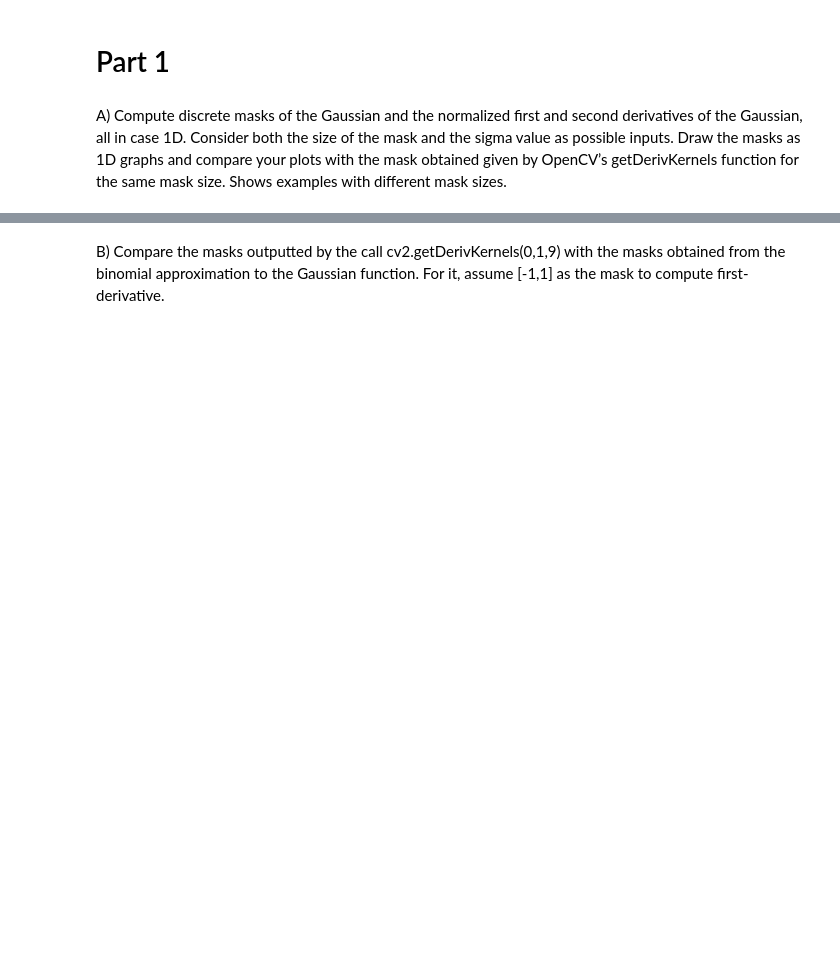
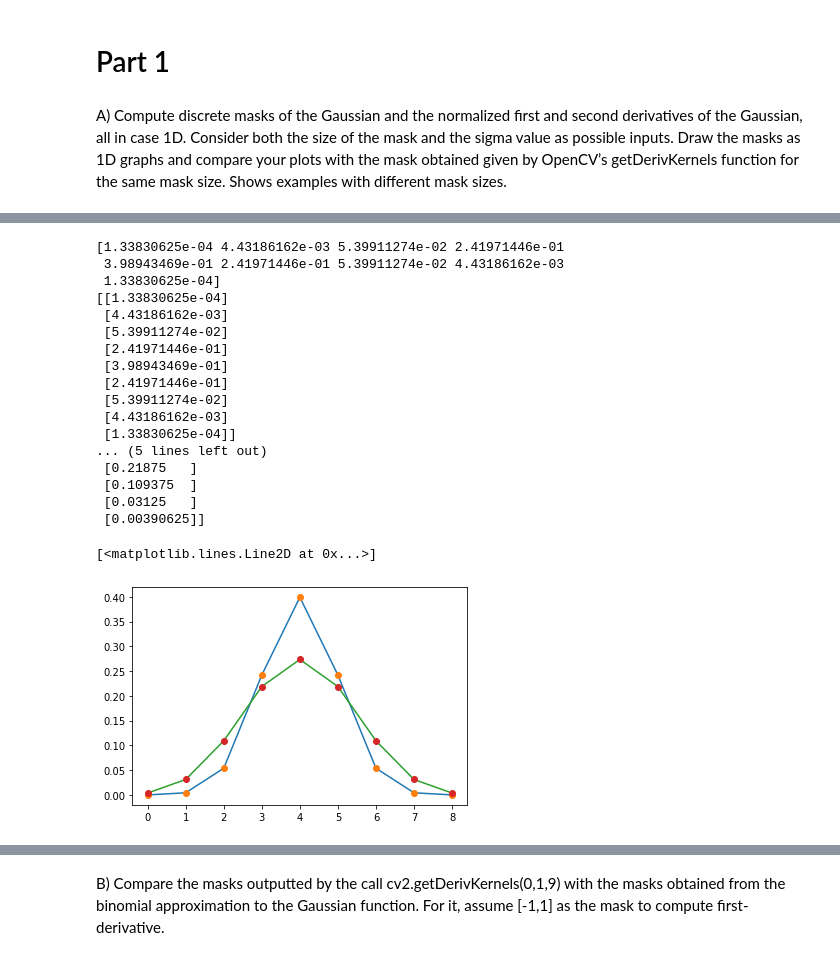
Before and after one commit to RoseSarlake/Computer-Vision, a Jupyter notebook: CV_Assignment1.ipynb, the cells around one changed output, grey strips where cells are left out. Saved outputs shown, nothing was run; the diff lists cells and outputs as text; code cells hidden in the pictures; blank space fills up the shorter version.

```diff
--- a/CV_Assignment1.ipynb
+++ b/CV_Assignment1.ipynb
@@ -17,0 +74,30 @@ A) Compute discrete masks of the Gaussian and the normalized first and second de
+# %%
+k1_g_my2=My_Gaussian(9,1)
+print(k1_g_my)
+plt.plot(k1_g_my2)
+plt.plot(k1_g_my2,"o")
+
+k1_gp_py2 = cv2.getDerivKernels(1,0,9,normalize= True)
+print(k1_gp_py2[1])
+plt.plot(k1_gp_py2[1])
+plt.plot(k1_gp_py2[1],"o")
+# %% [output]
+[1.33830625e-04 4.43186162e-03 5.39911274e-02 2.41971446e-01
+ 3.98943469e-01 2.41971446e-01 5.39911274e-02 4.43186162e-03
+ 1.33830625e-04]
+[[1.33830625e-04]
+ [4.43186162e-03]
+ [5.39911274e-02]
+ [2.41971446e-01]
+ [3.98943469e-01]
+ [2.41971446e-01]
+ [5.39911274e-02]
+ [4.43186162e-03]
+ [1.33830625e-04]]
+... (5 lines left out)
+ [0.21875   ]
+ [0.109375  ]
+ [0.03125   ]
+ [0.00390625]]
+[<matplotlib.lines.Line2D at 0x...>]
+[figure, added]
```
Also changed, not shown: parts of 28 cells of this notebook.
